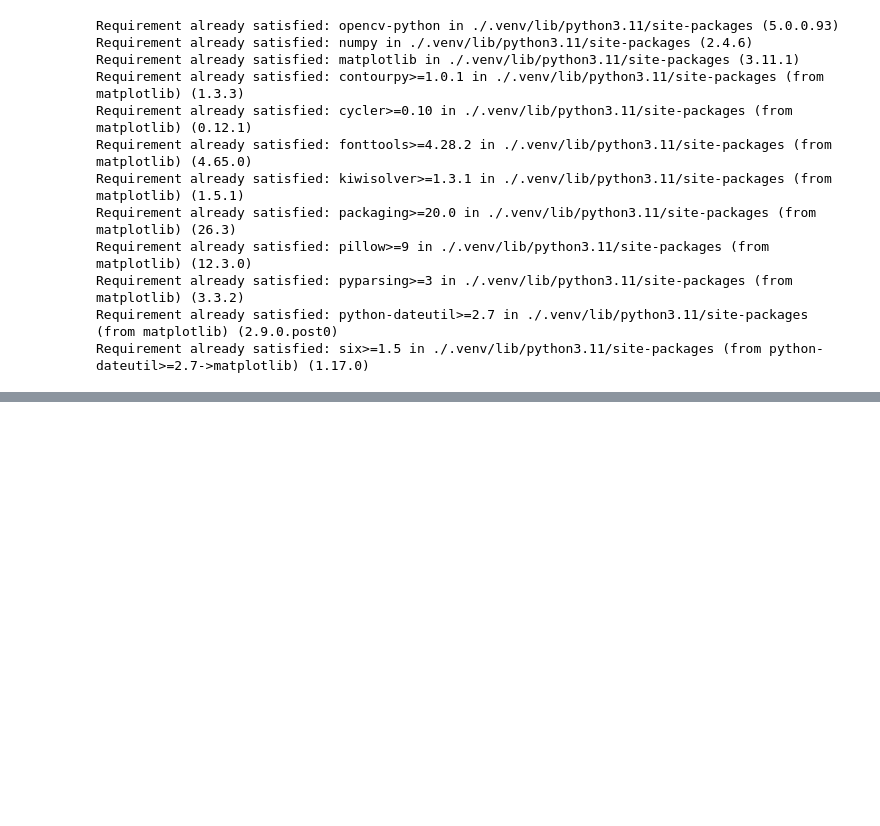
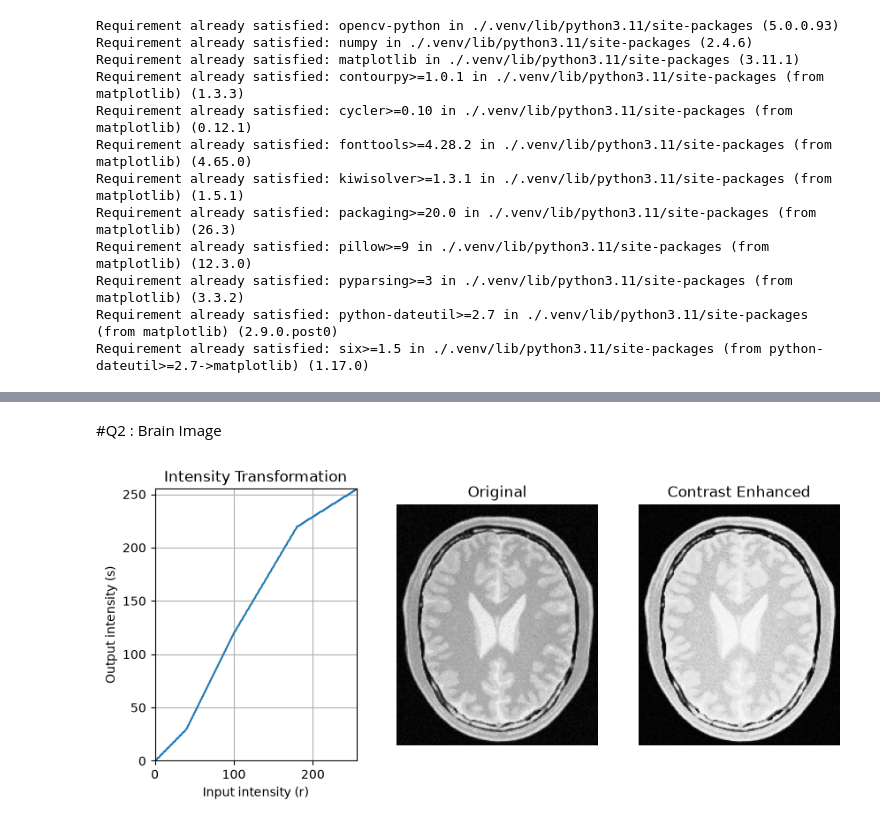
Before and after one commit to rus1ru/EN3160_Assignment_1, a Jupyter notebook: assignment_01.ipynb, the cells around one changed output, grey strips where cells are left out. Cells and saved outputs as stored; diff of their text form; code cells hidden in the pictures; blank space fills up the shorter version.

Commit message:
Initial Commit : Beginning of Gray Matter and White Matter Seperation

```diff
--- a/assignment_01.ipynb
+++ b/assignment_01.ipynb
@@ -101,0 +84,59 @@ Files here:
+# %% [markdown]
+#Q2 : Brain Image
+# %%
+img = cv2.imread("images/q2.jpeg", 0)
+
+def intensity_transform(im, breakpoints):
+    lut = np.zeros(256, dtype=np.uint8)
+
+    for i in range(len(breakpoints) - 1):
+        x1, y1 = breakpoints[i]
+        x2, y2 = breakpoints[i + 1]
+
+        for x in range(x1, x2 + 1):
+            y = y1 + (y2 - y1) * (x - x1) / (x2 - x1)
+            lut[x] = np.clip(y, 0, 255)
+
+    return lut
+
+
+# Reasoning behind breakpoints:
+# For a visual enhancement, we should increase the contrast in the mid while keeping the shadows and highlights
+breakpoints = [
+    (0, 0),
+    (40, 30),
+    (100, 120),
+    (180, 220),
+    (255, 255)
+]
+
+
+lut = intensity_transform(img, breakpoints)
+
+result = cv2.LUT(img, lut)
+
+plt.figure(figsize=(10, 4))
+
+plt.subplot(1, 3, 1)
+plt.plot(range(256), lut)
+plt.xlabel("Input intensity (r)")
+plt.ylabel("Output intensity (s)")
+plt.title("Intensity Transformation")
+
+plt.xlim(0, 255)
+plt.ylim(0, 255)
+plt.grid()
+
+plt.subplot(1, 3, 2)
+plt.imshow(img, cmap="gray")
+plt.title("Original")
+plt.axis("off")
+
+plt.subplot(1, 3, 3)
+plt.imshow(result, cmap="gray")
+plt.title("Contrast Enhanced")
+plt.axis("off")
+
+plt.show()
+# %% [output]
+[figure, added]
```
Also changed, not shown: parts of 6 cells of this notebook.
